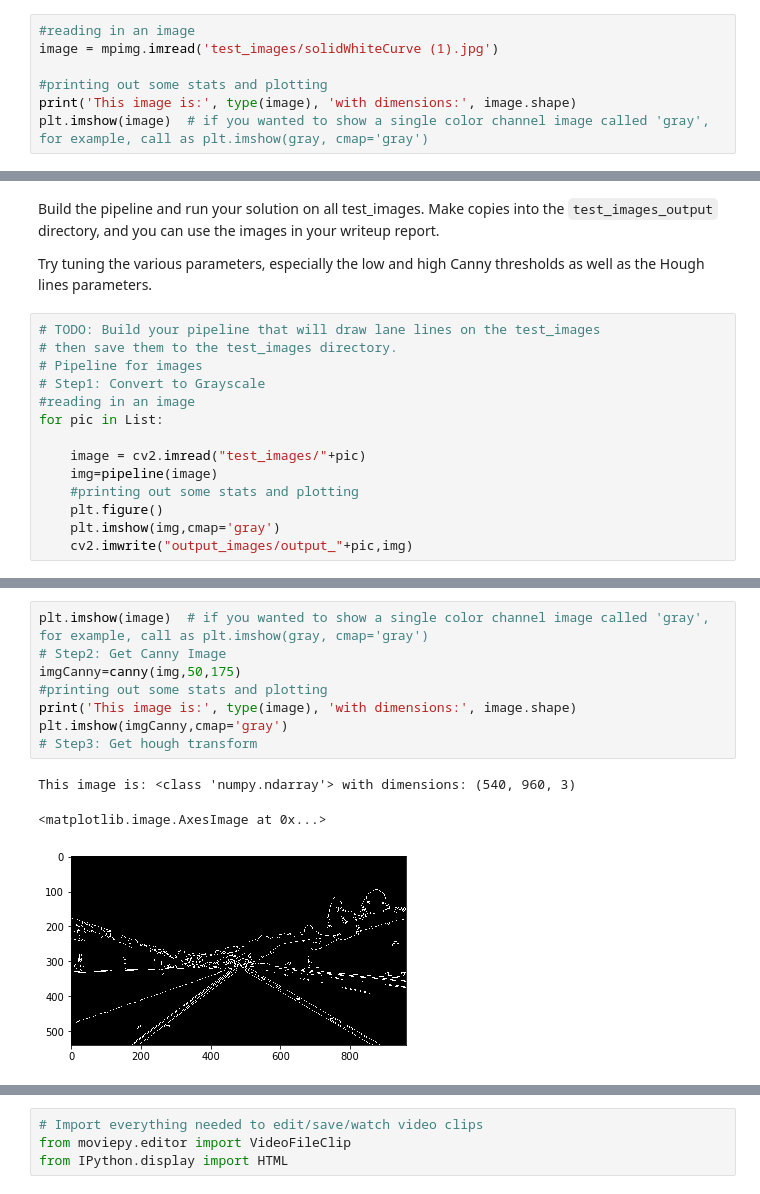
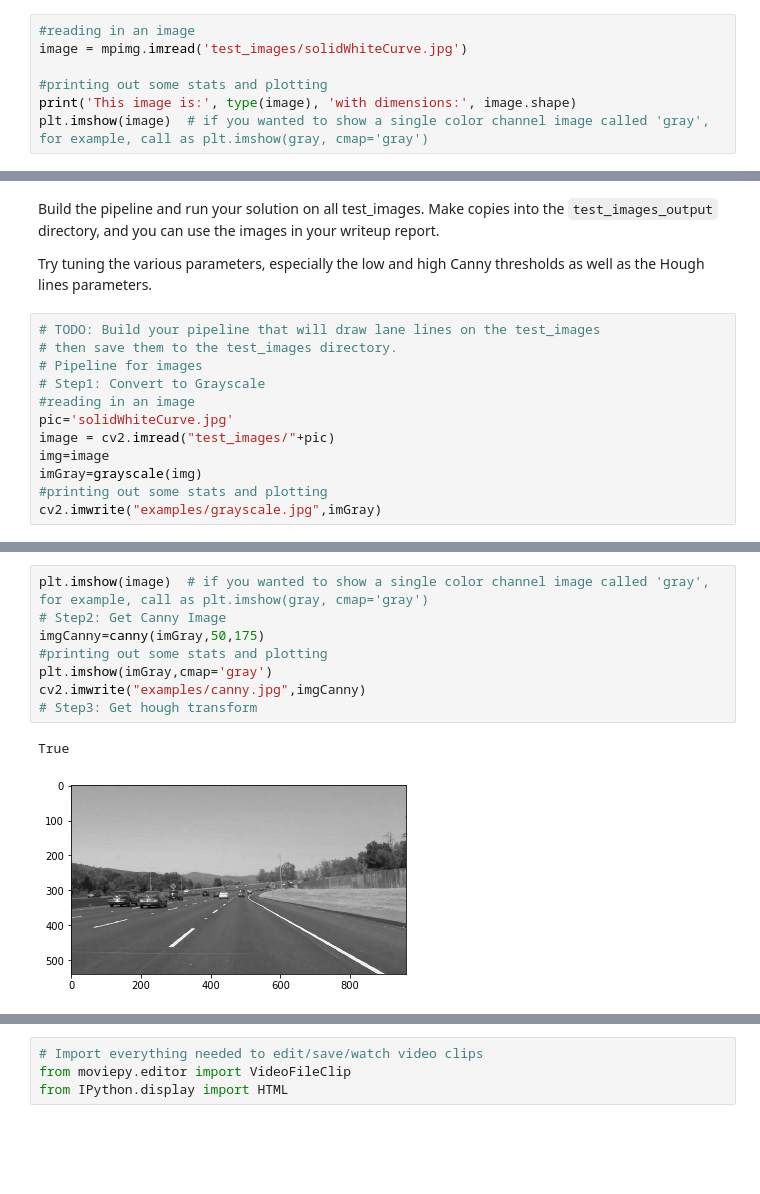
Before and after one commit to pramitbaul1/CarND-LaneLines-P1, a Jupyter notebook: P1.ipynb, the cells around one changed output, grey strips where cells are left out. Saved outputs shown, nothing was run; the diff lists cells and outputs as text; blank space fills up the shorter version.

```diff
--- a/P1.ipynb
+++ b/P1.ipynb
@@ -51,7 +51,7 @@ import cv2
 ## Read in an Image
 # %%
 #reading in an image
-image = mpimg.imread('test_images/solidWhiteCurve (1).jpg')
+image = mpimg.imread('test_images/solidWhiteCurve.jpg')
 
 #printing out some stats and plotting
 print('This image is:', type(image), 'with dimensions:', image.shape)
@@ -266,12 +286,10 @@ Try tuning the various parameters, especially the low and high Canny thresholds
 # Pipeline for images
 # Step1: Convert to Grayscale
 #reading in an image
-for pic in List:
-
-    image = cv2.imread("test_images/"+pic)
-    img=pipeline(image)
-    #printing out some stats and plotting
-    plt.figure()
-    plt.imshow(img,cmap='gray')
-    cv2.imwrite("output_images/output_"+pic,img)
+pic='solidWhiteCurve.jpg'
+image = cv2.imread("test_images/"+pic)
+img=image
+imGray=grayscale(img)
+#printing out some stats and plotting
+cv2.imwrite("examples/grayscale.jpg",imGray)
 # %% [output]
@@ -290,15 +297,14 @@ for pic in List:
 # %%
 plt.imshow(image)  # if you wanted to show a single color channel image called 'gray', for example, call as plt.imshow(gray, cmap='gray')
 # Step2: Get Canny Image
-imgCanny=canny(img,50,175)
+imgCanny=canny(imGray,50,175)
 #printing out some stats and plotting
-print('This image is:', type(image), 'with dimensions:', image.shape)
-plt.imshow(imgCanny,cmap='gray')
+plt.imshow(imGray,cmap='gray')
+cv2.imwrite("examples/canny.jpg",imgCanny)
 # Step3: Get hough transform
 # %% [output]
-This image is: <class 'numpy.ndarray'> with dimensions: (540, 960, 3)
+True
-<matplotlib.image.AxesImage at 0x...>
-[figure, old version]
+[figure, new version]
 # %%
 # Step3: Apply Gaussian Blur
 imgGauss=gaussian_blur(imgCanny, 5)
```
Also changed, not shown: parts of 10 cells of this notebook, 11 other files.
